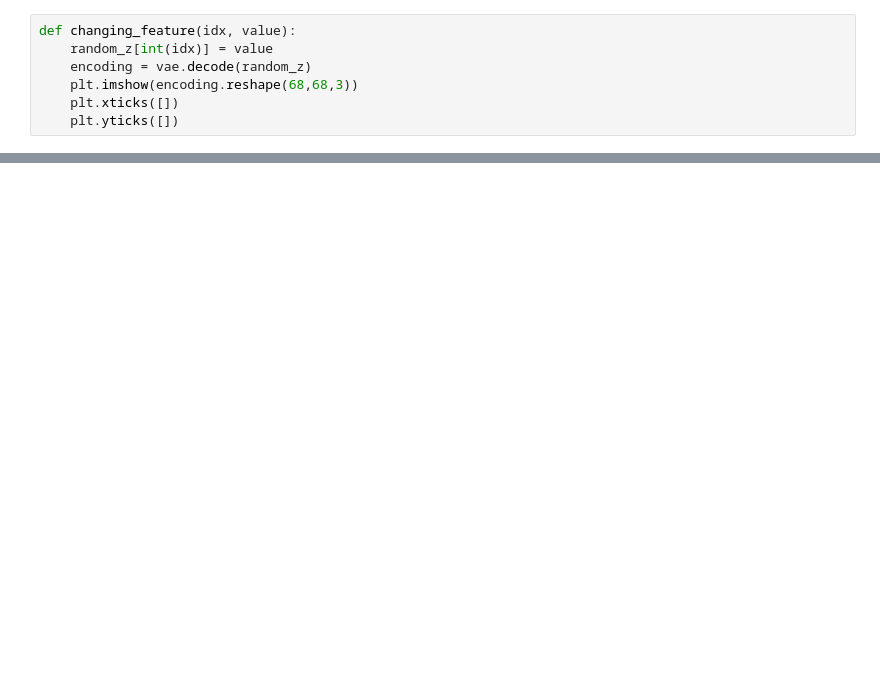
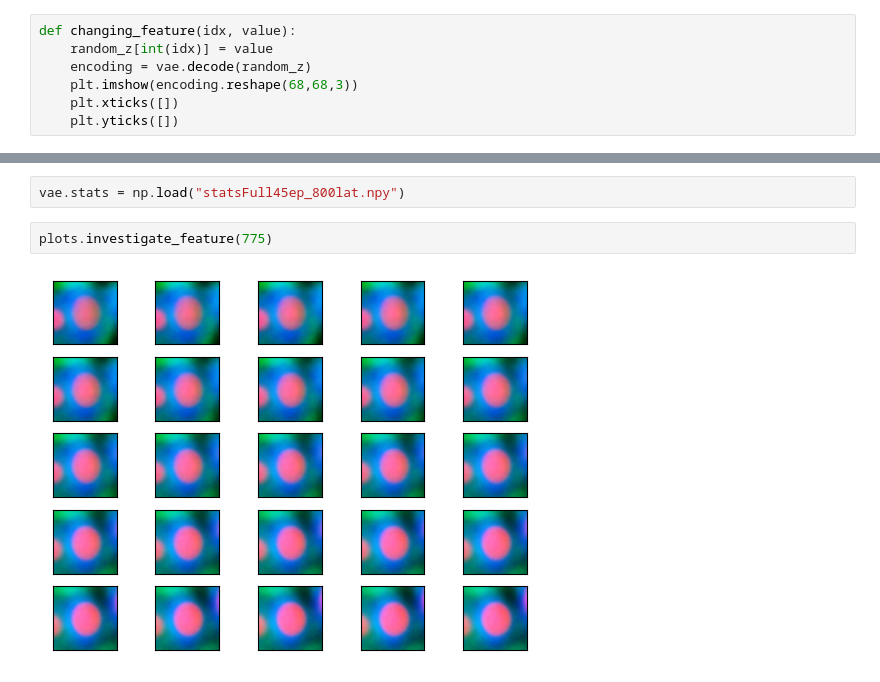
Before and after one commit to Andemand111/Fagprojekt-kode, a Jupyter notebook: Investigating feature.ipynb, the cells around one changed output, grey strips where cells are left out. Cells and saved outputs as stored; diff of their text form; blank space fills up the shorter version.

```diff
--- a/Investigating feature.ipynb
+++ b/Investigating feature.ipynb
@@ -71,0 +71,6 @@ The interesting features:
+# %%
+vae.stats = np.load("statsFull45ep_800lat.npy")
+# %%
+plots.investigate_feature(775)
+# %% [output]
+[figure, added]
```
Also changed, not shown: parts of 4 cells of this notebook.
